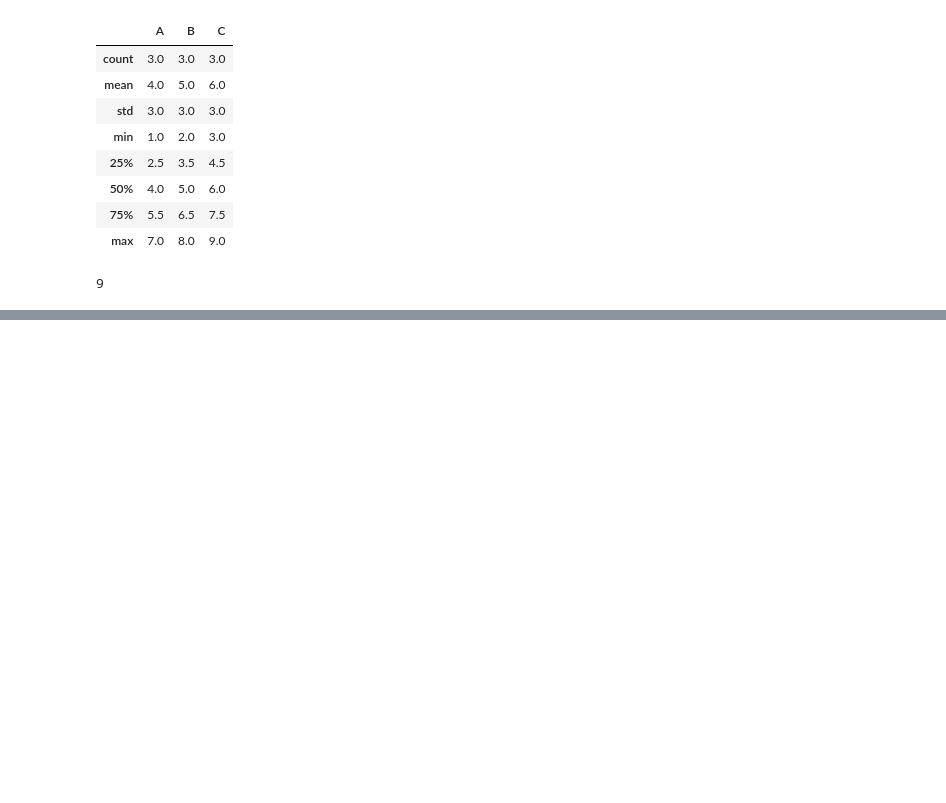
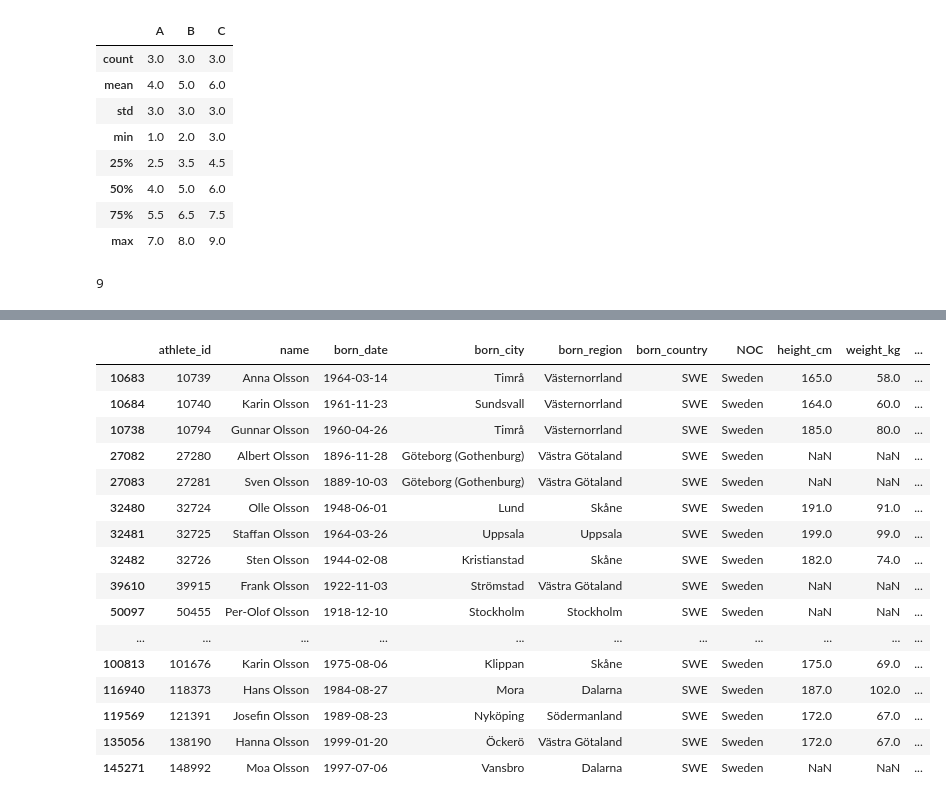
Before and after one commit to Nirre23/data_platforms_Niclas_Karlman_de24, a Jupyter notebook: exercises/pandas_tutoria_YT.ipynb, the cells around one changed output, grey strips where cells are left out. Cells and saved outputs as stored; diff of their text form; code cells hidden in the pictures; blank space fills up the shorter version.

```diff
--- a/exercises/pandas_tutoria_YT.ipynb
+++ b/exercises/pandas_tutoria_YT.ipynb
@@ -165,0 +177,2 @@ coffee
+# %%
+bios = pd.read_csv('https://raw.githubusercontent.com/KeithGalli/complete-pandas-tutorial/refs/heads/master/data/bios.csv')
@@ -165,0 +211,20 @@ coffee
+# %%
+bios[bios["born_country"].isin(["SWE",]) & bios['name'].str.contains("olsson",case=  False)]
+# %% [output]
+|  | athlete_id | name | born_date | born_city | born_region | born_country | NOC | height_cm | weight_kg | ... |
+| 10683 | 10739 | Anna Olsson | 1964-03-14 | Timrå | Västernorrland | SWE | Sweden | 165.0 | 58.0 | ... |
+| 10684 | 10740 | Karin Olsson | 1961-11-23 | Sundsvall | Västernorrland | SWE | Sweden | 164.0 | 60.0 | ... |
+| 10738 | 10794 | Gunnar Olsson | 1960-04-26 | Timrå | Västernorrland | SWE | Sweden | 185.0 | 80.0 | ... |
+| 27082 | 27280 | Albert Olsson | 1896-11-28 | Göteborg (Gothenburg) | Västra Götaland | SWE | Sweden | NaN | NaN | ... |
+| 27083 | 27281 | Sven Olsson | 1889-10-03 | Göteborg (Gothenburg) | Västra Götaland | SWE | Sweden | NaN | NaN | ... |
+| 32480 | 32724 | Olle Olsson | 1948-06-01 | Lund | Skåne | SWE | Sweden | 191.0 | 91.0 | ... |
+| 32481 | 32725 | Staffan Olsson | 1964-03-26 | Uppsala | Uppsala | SWE | Sweden | 199.0 | 99.0 | ... |
+| 32482 | 32726 | Sten Olsson | 1944-02-08 | Kristianstad | Skåne | SWE | Sweden | 182.0 | 74.0 | ... |
+| 39610 | 39915 | Frank Olsson | 1922-11-03 | Strömstad | Västra Götaland | SWE | Sweden | NaN | NaN | ... |
+| 50097 | 50455 | Per-Olof Olsson | 1918-12-10 | Stockholm | Stockholm | SWE | Sweden | NaN | NaN | ... |
+| ... | ... | ... | ... | ... | ... | ... | ... | ... | ... | ... |
+| 100813 | 101676 | Karin Olsson | 1975-08-06 | Klippan | Skåne | SWE | Sweden | 175.0 | 69.0 | ... |
+| 116940 | 118373 | Hans Olsson | 1984-08-27 | Mora | Dalarna | SWE | Sweden | 187.0 | 102.0 | ... |
+| 119569 | 121391 | Josefin Olsson | 1989-08-23 | Nyköping | Södermanland | SWE | Sweden | 172.0 | 67.0 | ... |
+| 135056 | 138190 | Hanna Olsson | 1999-01-20 | Öckerö | Västra Götaland | SWE | Sweden | 172.0 | 67.0 | ... |
+| 145271 | 148992 | Moa Olsson | 1997-07-06 | Vansbro | Dalarna | SWE | Sweden | NaN | NaN | ... |
```
Also changed, not shown: parts of 41 cells of this notebook, 12 other files.
